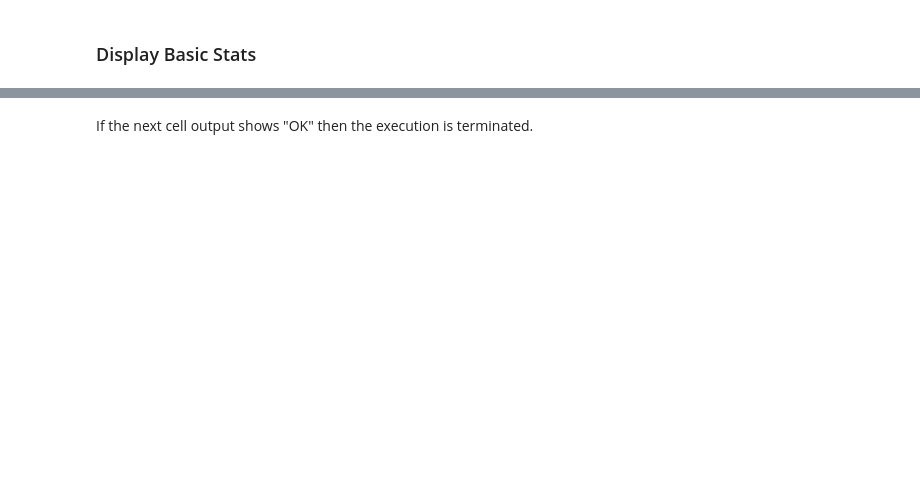
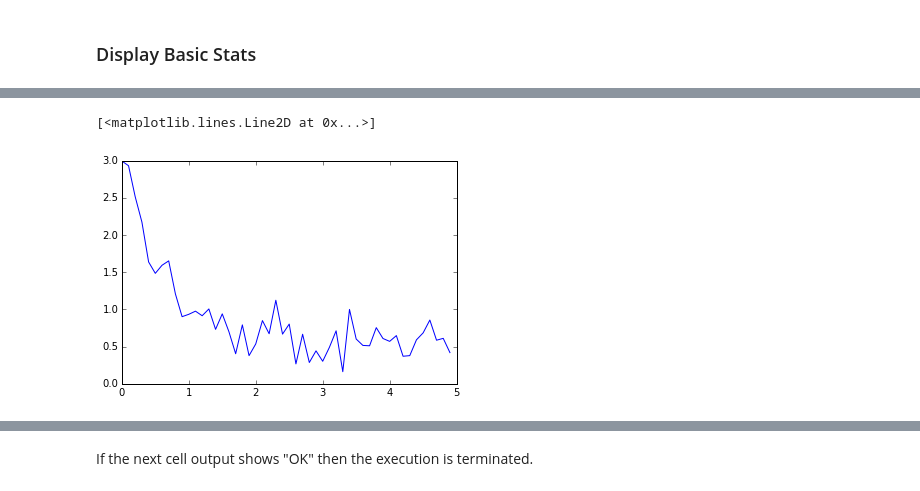
Before and after one commit to UCLA-Chem114/lab_notebooks, a Jupyter notebook: ExampleQT.ipynb, the cells around one changed output, grey strips where cells are left out. Drawn from its saved outputs; the diff is of its cells as text; code cells hidden in the pictures; blank space fills up the shorter version.

```diff
--- a/ExampleQT.ipynb
+++ b/ExampleQT.ipynb
@@ -71,0 +77,19 @@ Object `curl` not found.
+# %%
+xdata = np.arange(0,5,0.1)
+# %%
+def fexp(x,a,b,c):
+    return a*np.exp(-b*x)+c
+
+def fgau(x,a,b,c):
+    return a*np.exp(-b*x**2)+c
+
+def ddata(x,ns):
+    noise = ns*np.random.randn(len(x))
+    return fexp(x,2.5,1.3,0.5) + noise
+
+ydata = ddata(xdata,0.2)
+# %%
+plt.plot(xdata,ydata)
+# %% [output]
+[<matplotlib.lines.Line2D at 0x...>]
+[figure, added]
```
Also changed, not shown: parts of 10 cells of this notebook, 1 other file.
